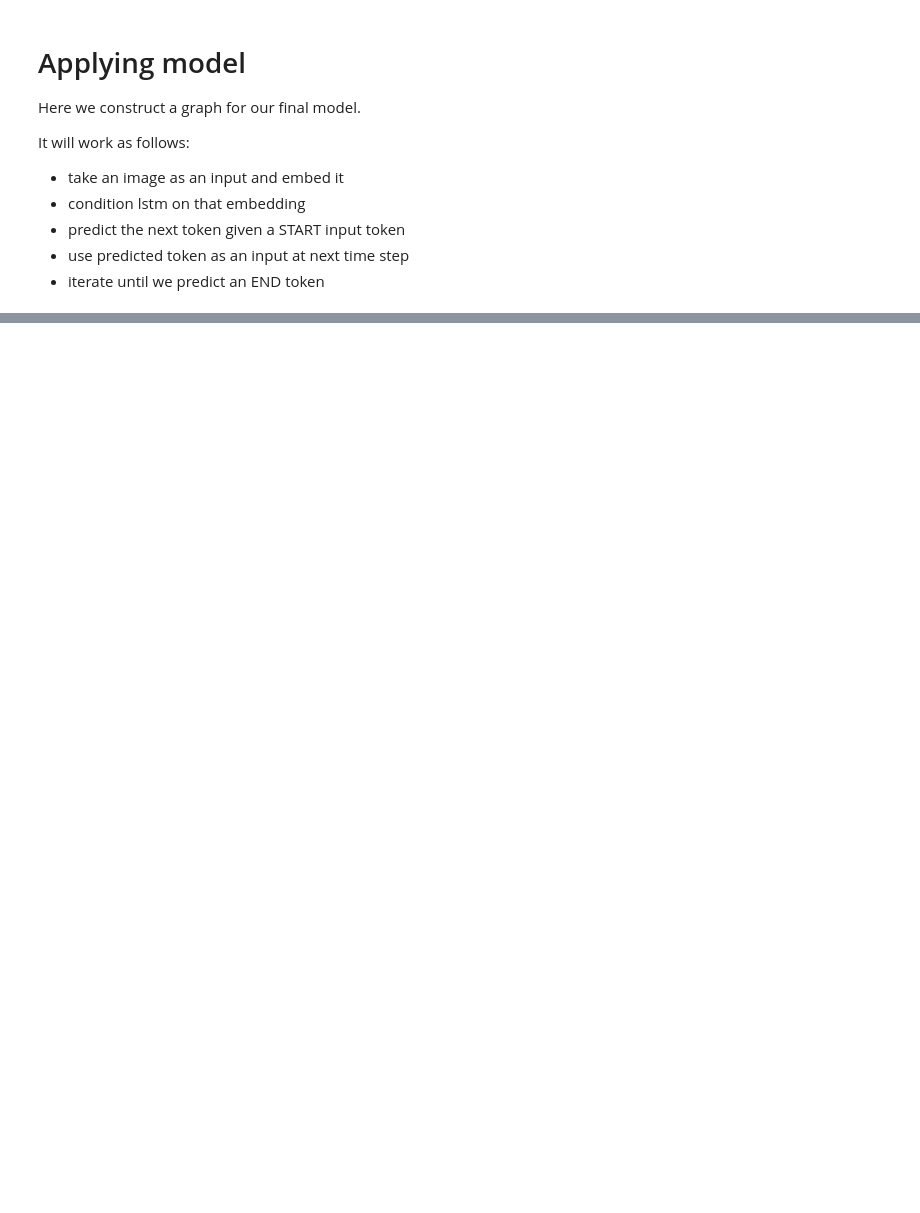
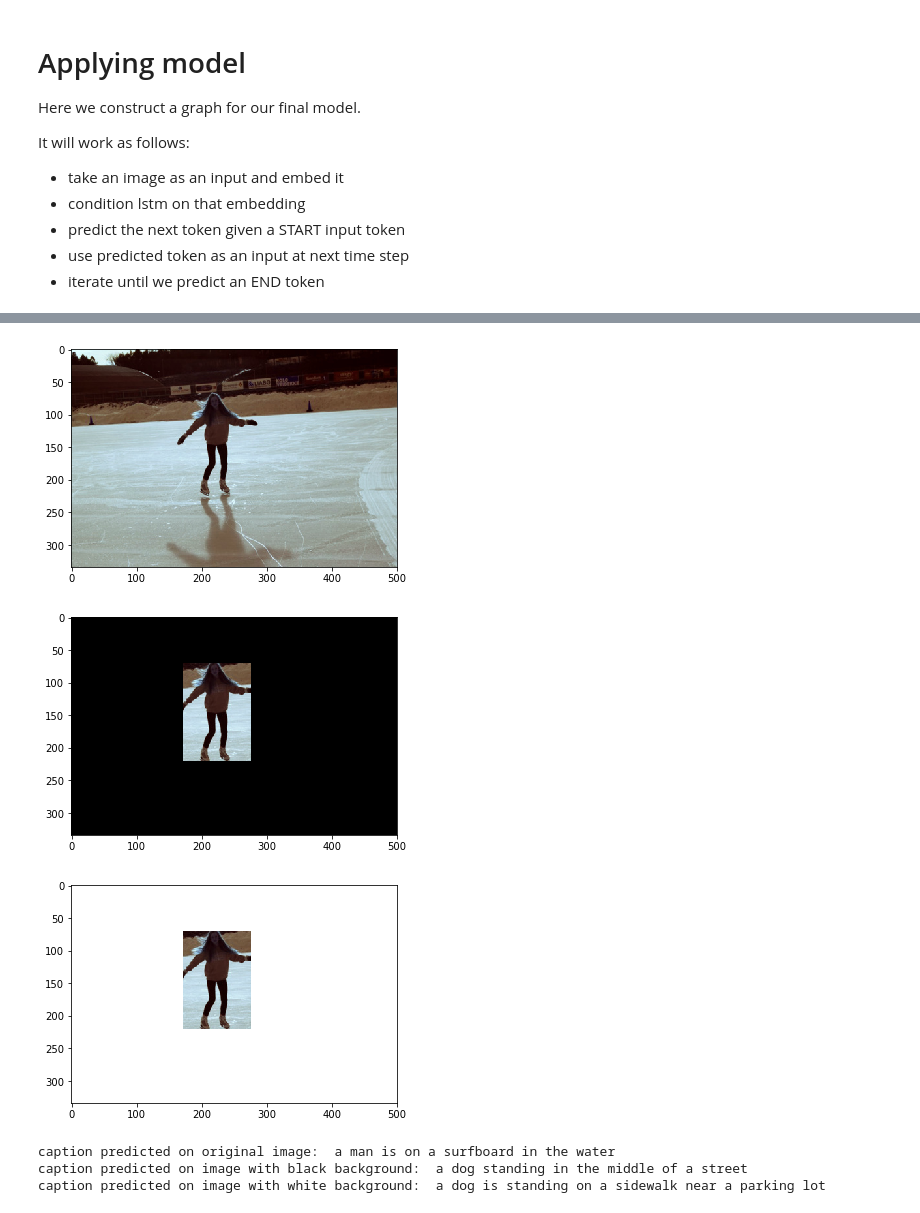
Before and after one commit to anvaribs/CS395T_final_project, a Jupyter notebook: src/CS395T_image_captioning_farzan.ipynb, the cells around one changed output, grey strips where cells are left out. Cells and saved outputs as stored; diff of their text form; code cells hidden in the pictures; blank space fills up the shorter version.

```diff
--- a/src/CS395T_image_captioning_farzan.ipynb
+++ b/src/CS395T_image_captioning_farzan.ipynb
@@ -991,3 +1118,50 @@ def run_generate_captions(dataset, number):
+# %%
+from copy import deepcopy
+text_file_address = '../../YAD2K/images/out_selected_imgs/large.jpg.txt'
+original_img_address = '../../YAD2K/images/in_selected/large.jpg'
+
+img_original = cv2.imread(original_img_address)
+temp = deepcopy(img_original)
+
+
+img_black, img_white = remove_background(text_file_address, temp)
+
+plt.imshow(img_original)
+plt.show()
+
+plt.imshow(img_black)
+plt.show()
+
+plt.imshow(img_white)
+plt.show()
+
+
+img_store_address = '../visualization/'
+cv2.imwrite(img_store_address+'original2.jpg', utils.image_center_crop(img_original))
+cv2.imwrite(img_store_address+'black2.jpg', utils.image_center_crop(img_black))
+cv2.imwrite(img_store_address+'white2.jpg', utils.image_center_crop(img_white))
+
+
+caption_original = ' '.join(generate_caption(utils.crop_and_preprocess(img_original, (IMG_SIZE, IMG_SIZE),
+                                                              final_model.preprocess_for_model))[1:-1])
+
+caption_black = ' '.join(generate_caption(utils.crop_and_preprocess(img_black, (IMG_SIZE, IMG_SIZE),
+                                                              final_model.preprocess_for_model))[1:-1])
+
+caption_white = ' '.join(generate_caption(utils.crop_and_preprocess(img_white, (IMG_SIZE, IMG_SIZE),
+                                                              final_model.preprocess_for_model))[1:-1])
+
+
+print('caption predicted on original image: ',caption_original)
+print('caption predicted on image with black background: ', caption_black)
+print('caption predicted on image with white background: ', caption_white)
+# %% [output]
+[figure, added]
+[figure, added]
+[figure, added]
+caption predicted on original image:  a man is on a surfboard in the water
+caption predicted on image with black background:  a dog standing in the middle of a street
+caption predicted on image with white background:  a dog is standing on a sidewalk near a parking lot
 # %%
 predicted_val_captions, predicted_val_captions_with_filenames  = run_generate_captions('val', 1000)
 predicted_train_captions, predicted_train_captions_with_filenames = run_generate_captions('train', 1000)
```
Also changed, not shown: parts of 21 cells of this notebook, 2 other files.
